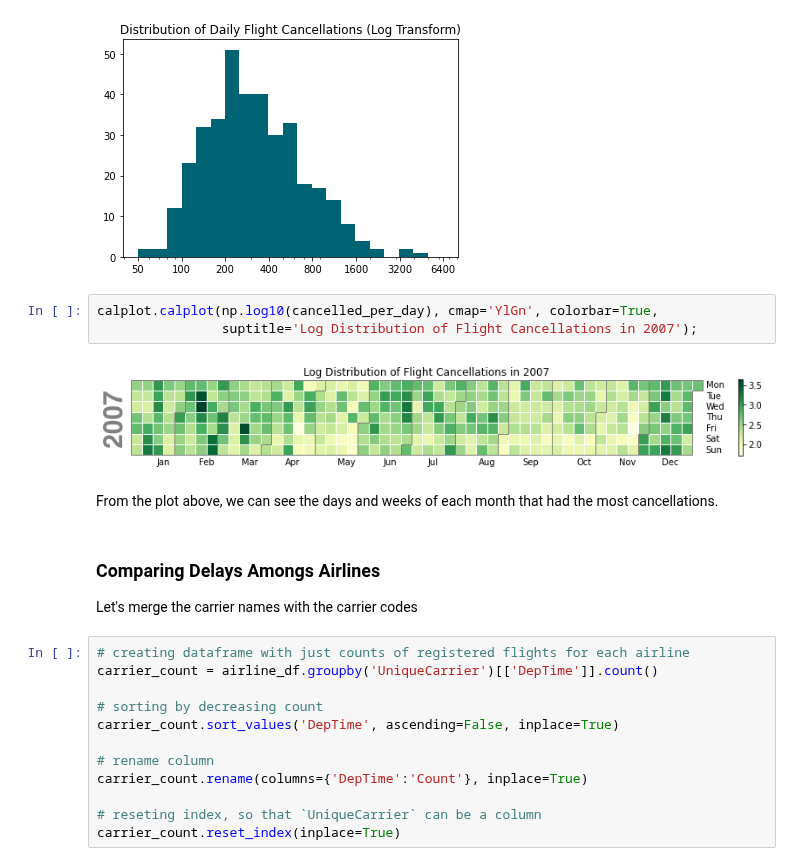
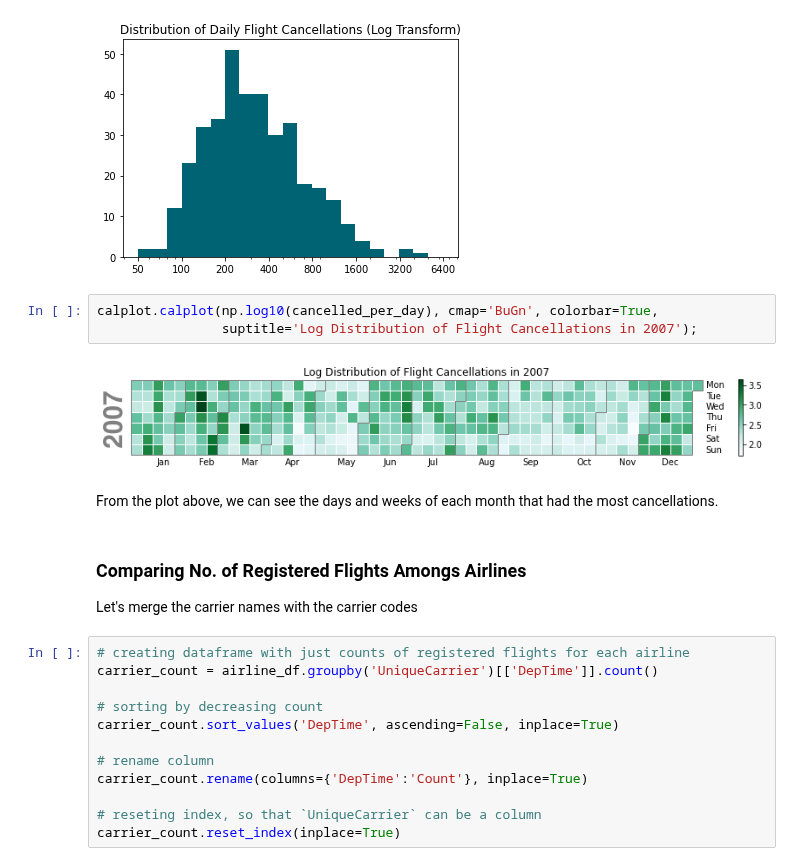
Before and after one commit to EsosaOrumwese/ALX-T-Nanodegree, a Jupyter notebook: Data Analytics/Projects/Airline On-Time Performance Data/eda_act.ipynb, the cells around one changed output. Saved outputs shown, nothing was run; the diff lists cells and outputs as text.

```diff
--- a/Data Analytics/Projects/Airline On-Time Performance Data/eda_act.ipynb
+++ b/Data Analytics/Projects/Airline On-Time Performance Data/eda_act.ipynb
@@ -407,14 +404,14 @@ plt.title('Distribution of Daily Flight Cancellations (Log Transform)');
 # %% [output]
 [figure]
 # %%
-calplot.calplot(np.log10(cancelled_per_day), cmap='YlGn', colorbar=True,
+calplot.calplot(np.log10(cancelled_per_day), cmap='BuGn', colorbar=True,
                 suptitle='Log Distribution of Flight Cancellations in 2007');
 # %% [output]
-[figure, old version]
+[figure, new version]
 # %% [markdown]
 From the plot above, we can see the days and weeks of each month that had the most cancellations.
 # %% [markdown]
-### Comparing Delays Amongs Airlines
+### Comparing No. of Registered Flights Amongs Airlines
 Let's merge the carrier names with the carrier codes
 # %%
 # creating dataframe with just counts of registered flights for each airline
```
Also changed, not shown: parts of 12 cells of this notebook.
